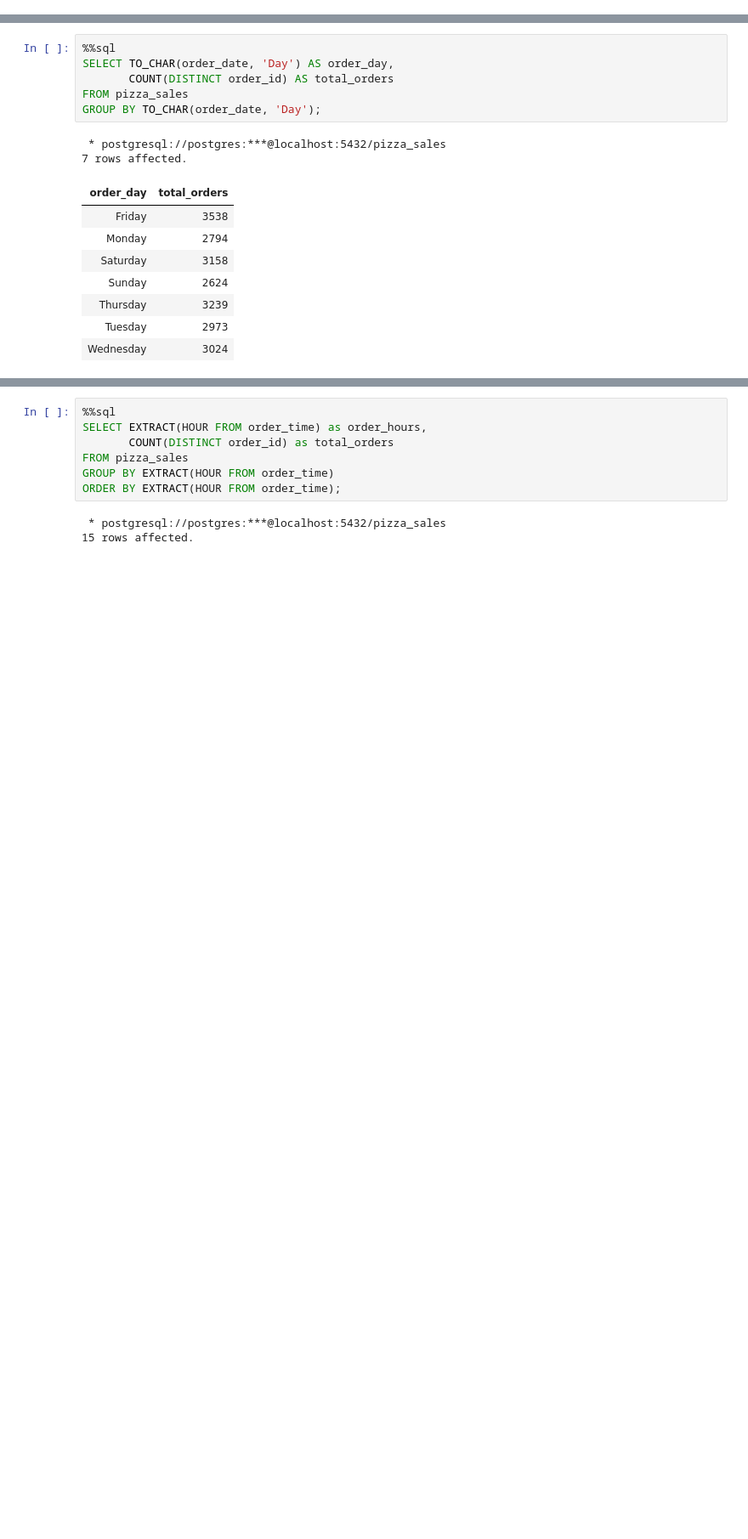
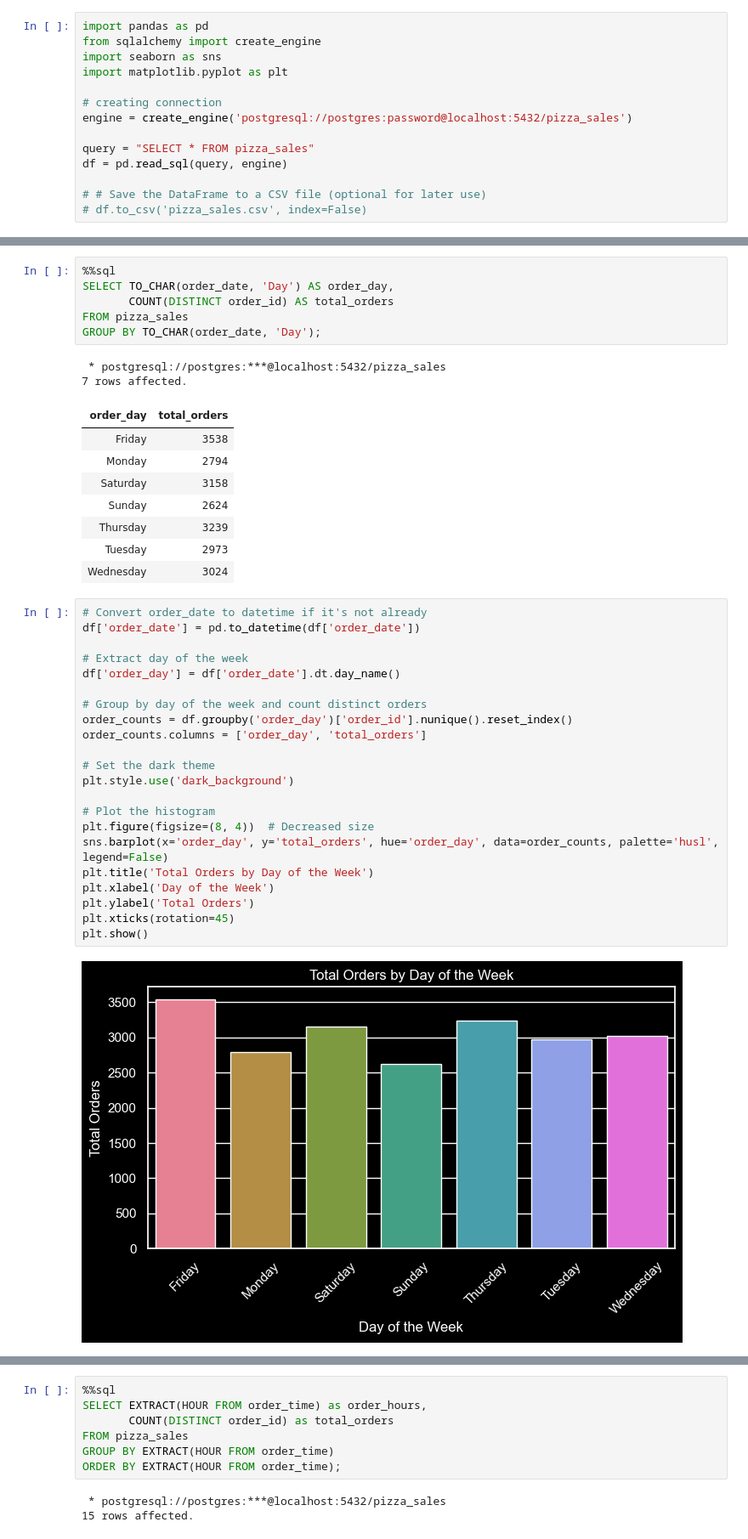
Before and after one commit to Bubu02/Pizza_Sales_Analysis, a Jupyter notebook: Jupyter Notebook/pizza_data_analysis.ipynb, the cells around one changed output, grey strips where cells are left out. Shown at 85% size. Cells and saved outputs as stored; diff of their text form; blank space fills up the shorter version.

Commit message:
Plotted the graphs

```diff
--- a/Jupyter Notebook/pizza_data_analysis.ipynb
+++ b/Jupyter Notebook/pizza_data_analysis.ipynb
@@ -1,3 +1,17 @@
+# %%
+import pandas as pd
+from sqlalchemy import create_engine
+import seaborn as sns
+import matplotlib.pyplot as plt
+
+# creating connection
+engine = create_engine('postgresql://postgres:password@localhost:5432/pizza_sales')
+
+query = "SELECT * FROM pizza_sales"
+df = pd.read_sql(query, engine)
+
+# # Save the DataFrame to a CSV file (optional for later use)
+# df.to_csv('pizza_sales.csv', index=False)
 # %%
 from prettytable import PrettyTable, DEFAULT
 import pandas
@@ -101,4 +117,28 @@ GROUP BY TO_CHAR(order_date, 'Day');
 | Thursday | 3239 |
 | Tuesday | 2973 |
 | Wednesday | 3024 |
+# %%
+# Convert order_date to datetime if it's not already
+df['order_date'] = pd.to_datetime(df['order_date'])
+
+# Extract day of the week
+df['order_day'] = df['order_date'].dt.day_name()
+
+# Group by day of the week and count distinct orders
+order_counts = df.groupby('order_day')['order_id'].nunique().reset_index()
+order_counts.columns = ['order_day', 'total_orders']
+
+# Set the dark theme
+plt.style.use('dark_background')
+
+# Plot the histogram
+plt.figure(figsize=(8, 4))  # Decreased size
+sns.barplot(x='order_day', y='total_orders', hue='order_day', data=order_counts, palette='husl', legend=False)
+plt.title('Total Orders by Day of the Week')
+plt.xlabel('Day of the Week')
+plt.ylabel('Total Orders')
+plt.xticks(rotation=45)
+plt.show()
+# %% [output]
+[figure, added]
 # %% [markdown]
```
Also changed, not shown: parts of 10 cells of this notebook.
